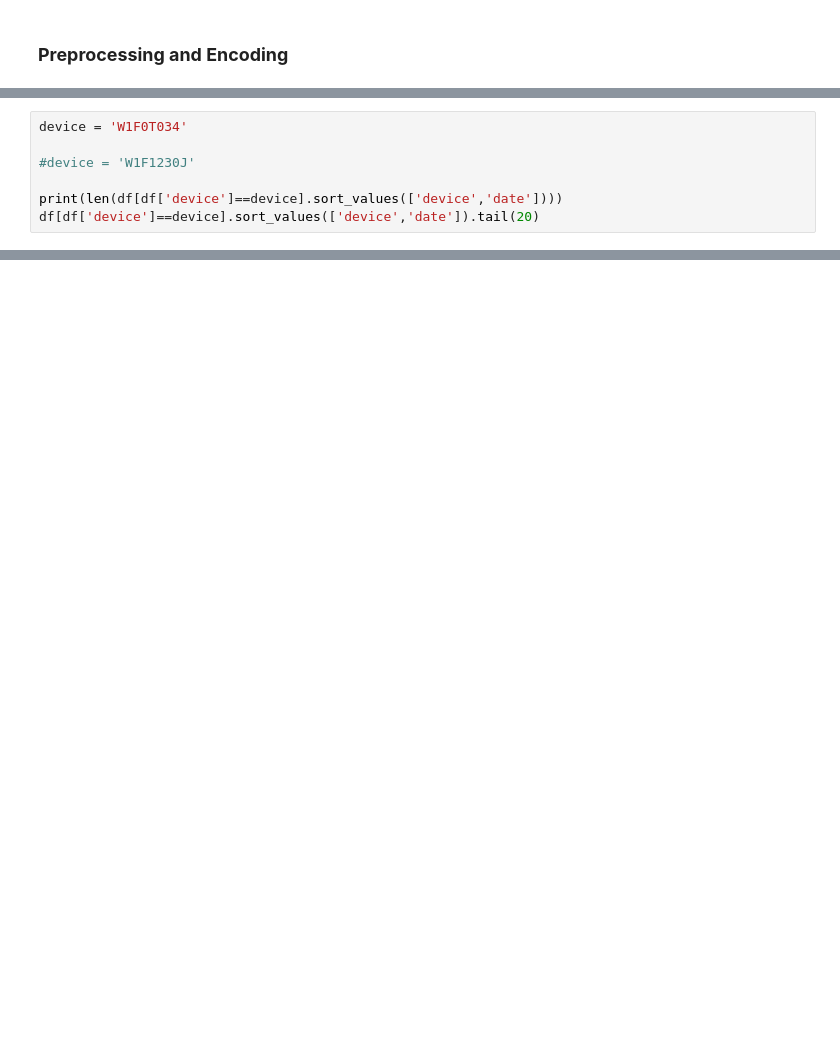
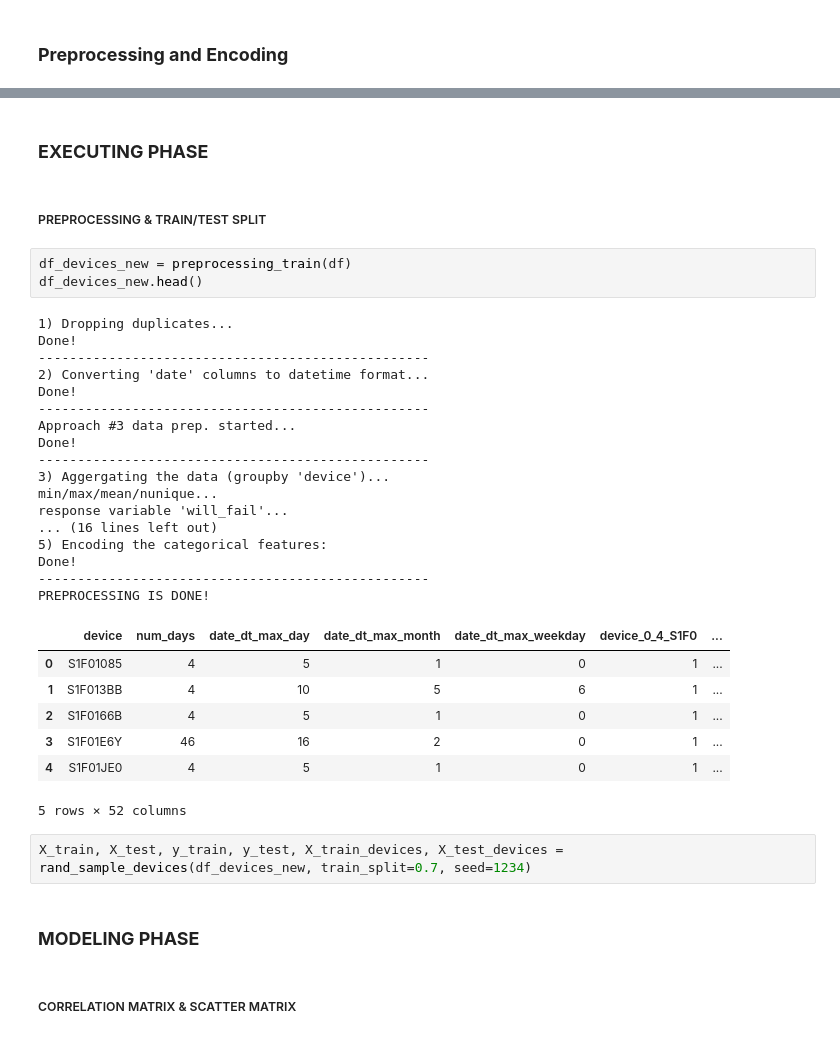
Before and after one commit to rafands/Meli_Tech_Challenge, a Jupyter notebook: prevision_de_falla.ipynb, the cells around one changed output, grey strips where cells are left out. Cells and saved outputs as stored; diff of their text form; blank space fills up the shorter version.

```diff
--- a/prevision_de_falla.ipynb
+++ b/prevision_de_falla.ipynb
@@ -722,7 +485,0 @@ df[df['device'].isin(devices_with_failure)].sort_values(['device','date']).head(
-# %%
-device = 'W1F0T034'
-
-#device = 'W1F1230J'
-
-print(len(df[df['device']==device].sort_values(['device','date'])))
-df[df['device']==device].sort_values(['device','date']).tail(20)
@@ -737,0 +791,38 @@ df_test['7_8'].value_counts()
+# %% [markdown]
+### **EXECUTING PHASE**
+# %% [markdown]
+##### PREPROCESSING & TRAIN/TEST SPLIT
+# %%
+df_devices_new = preprocessing_train(df)
+df_devices_new.head()
+# %% [output]
+1) Dropping duplicates...
+Done!
+--------------------------------------------------
+2) Converting 'date' columns to datetime format...
+Done!
+--------------------------------------------------
+Approach #3 data prep. started...
+Done!
+--------------------------------------------------
+3) Aggergating the data (groupby 'device')...
+min/max/mean/nunique...
+response variable 'will_fail'...
+... (16 lines left out)
+5) Encoding the categorical features:
+Done!
+--------------------------------------------------
+PREPROCESSING IS DONE!
+|  | device | num_days | date_dt_max_day | date_dt_max_month | date_dt_max_weekday | device_0_4_S1F0 | ... |
+| 0 | S1F01085 | 4 | 5 | 1 | 0 | 1 | ... |
+| 1 | S1F013BB | 4 | 10 | 5 | 6 | 1 | ... |
+| 2 | S1F0166B | 4 | 5 | 1 | 0 | 1 | ... |
+| 3 | S1F01E6Y | 46 | 16 | 2 | 0 | 1 | ... |
+| 4 | S1F01JE0 | 4 | 5 | 1 | 0 | 1 | ... |
+5 rows × 52 columns
+# %%
+X_train, X_test, y_train, y_test, X_train_devices, X_test_devices = rand_sample_devices(df_devices_new, train_split=0.7, seed=1234)
+# %% [markdown]
+### **MODELING PHASE**
+# %% [markdown]
+##### CORRELATION MATRIX & SCATTER MATRIX
```
Also changed, not shown: parts of 42 cells of this notebook, 3 other files.
